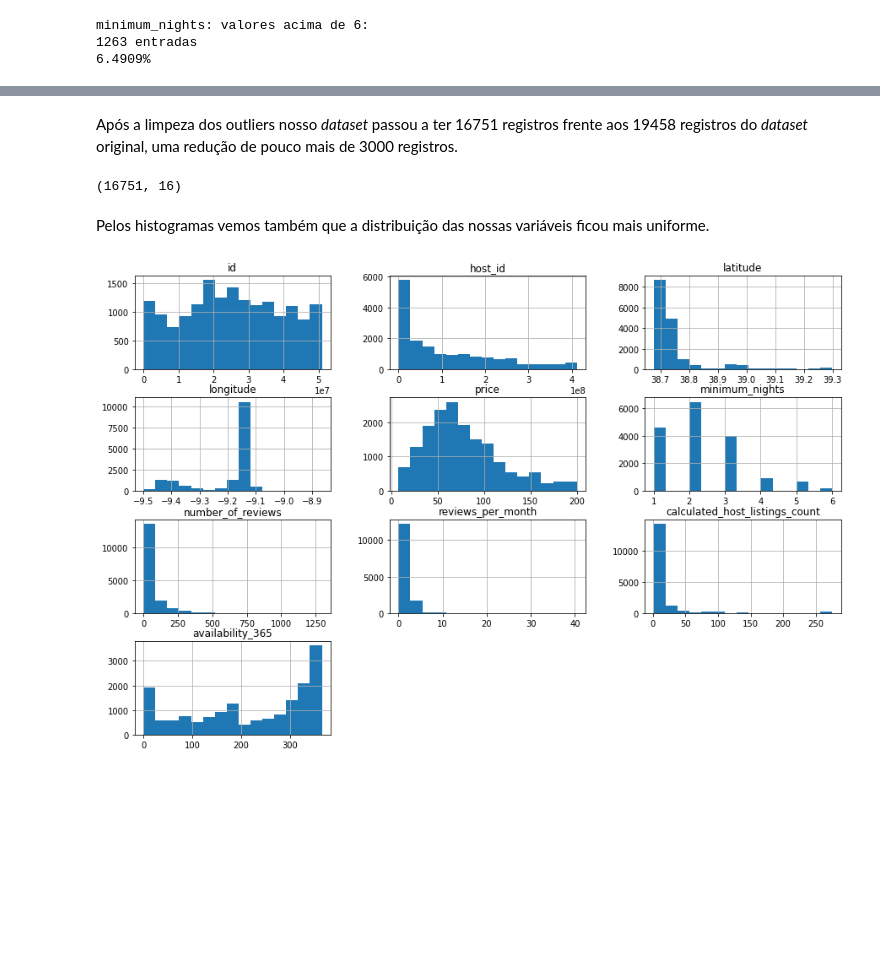
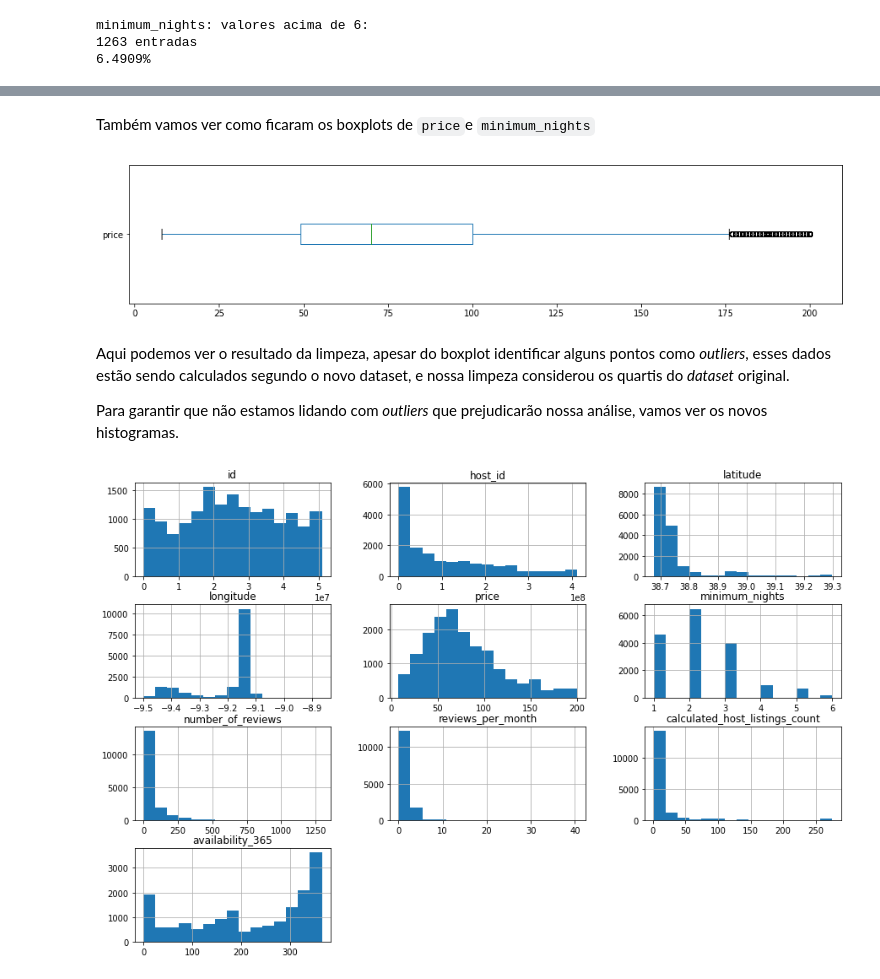
Before and after one commit to virb30/airbnb-lisboa, a Jupyter notebook: Projeto_Analisando_os_Dados_do_Airbnb_Grande_Lisboa.ipynb, the cells around one changed output, grey strips where cells are left out. Drawn from its saved outputs; the diff is of its cells as text; code cells hidden in the pictures; blank space fills up the shorter version.

```diff
--- a/Projeto_Analisando_os_Dados_do_Airbnb_Grande_Lisboa.ipynb
+++ b/Projeto_Analisando_os_Dados_do_Airbnb_Grande_Lisboa.ipynb
@@ -344,14 +344,19 @@ df_clean = df.copy()
 df_clean.drop(df_clean[df_clean.price > 200].index, axis=0, inplace=True)
 df_clean.drop(df_clean[df_clean.price == 0].index, axis=0, inplace=True)
 df_clean.drop(df_clean[df_clean.minimum_nights > 6].index, axis=0, inplace=True)
-# %% [markdown]
-Após a limpeza dos outliers nosso *dataset* passou a ter 16751 registros frente aos 19458 registros do *dataset* original, uma redução de pouco mais de 3000 registros.
-# %%
-df_clean.shape
-# %% [output]
-(16751, 16)
-# %% [markdown]
-Pelos histogramas vemos também que a distribuição das nossas variáveis ficou mais uniforme.
+# %% [markdown]
+Também vamos ver como ficaram os boxplots de `price`e `minimum_nights`
+# %%
+df_clean.price.plot(kind="box", vert=False, figsize=(15,3))
+plt.show()
+
+print()
+# %% [output]
+[figure, added]
+# %% [markdown]
+Aqui podemos ver o resultado da limpeza, apesar do boxplot identificar alguns pontos como *outliers*, esses dados estão sendo calculados segundo o novo dataset, e nossa limpeza considerou os quartis do *dataset* original.
+
+Para garantir que não estamos lidando com *outliers* que prejudicarão nossa análise, vamos ver os novos histogramas.
 # %%
 # verificar histogramas dos dados limpos
 df_clean.hist(bins=15, figsize=(15,10));
```
Also changed, not shown: parts of 6 cells of this notebook.
